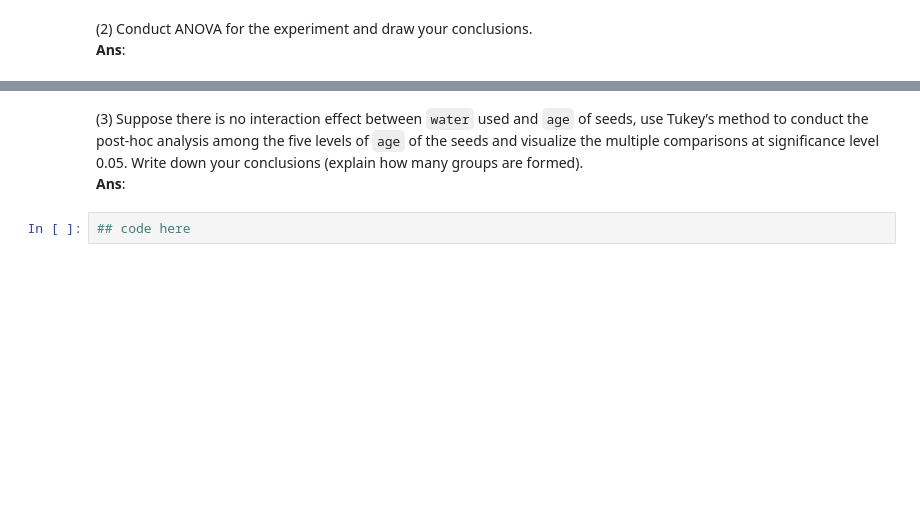
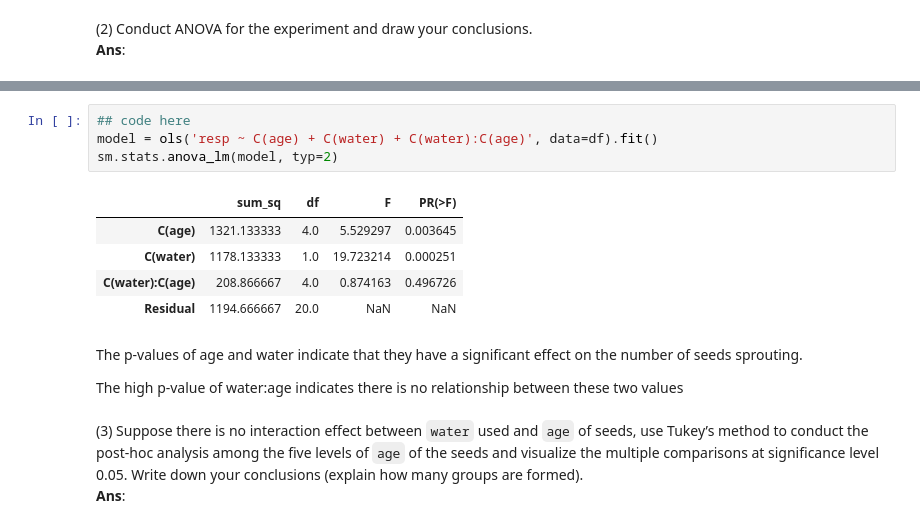
Before and after one commit to rmedcraft/Statistical-Methods, a Jupyter notebook: Project4.ipynb, the cells around one changed output, grey strips where cells are left out. Drawn from its saved outputs; the diff is of its cells as text; blank space fills up the shorter version.

```diff
--- a/Project4.ipynb
+++ b/Project4.ipynb
@@ -108,6 +113,18 @@ df=pd.DataFrame({'resp':y, 'water':water,'age':age} )
+# %%
+## code here
+model = ols('resp ~ C(age) + C(water) + C(water):C(age)', data=df).fit()
+sm.stats.anova_lm(model, typ=2)
+# %% [output]
+|  | sum_sq | df | F | PR(>F) |
+| C(age) | 1321.133333 | 4.0 | 5.529297 | 0.003645 |
+| C(water) | 1178.133333 | 1.0 | 19.723214 | 0.000251 |
+| C(water):C(age) | 208.866667 | 4.0 | 0.874163 | 0.496726 |
+| Residual | 1194.666667 | 20.0 | NaN | NaN |
+# %% [markdown]
+The p-values of age and water indicate that they have a significant effect on the number of seeds sprouting.
+
+The high p-value of water:age indicates there is no relationship between these two values
 # %% [markdown]
 (3) Suppose there is no interaction effect between `water` used and `age` of seeds, use Tukey’s method to conduct the post-hoc analysis among the five levels of `age` of the seeds and visualize the multiple comparisons at significance
 level 0.05. Write down your conclusions (explain how many groups are formed).\
 **Ans**:
-# %%
-## code here
```
Also changed, not shown: parts of 5 cells of this notebook.
